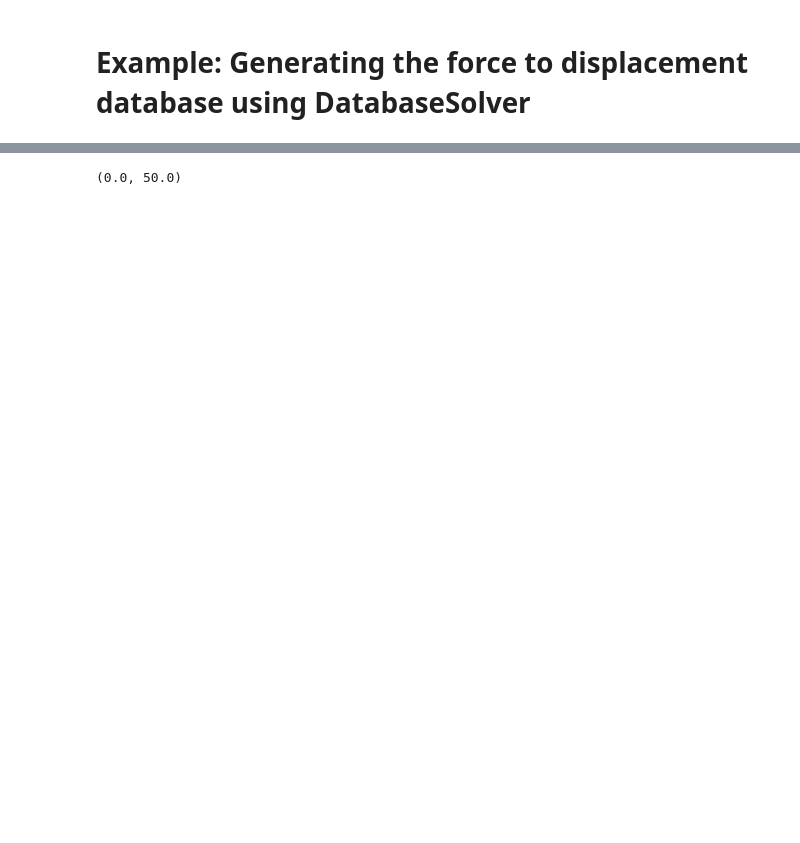
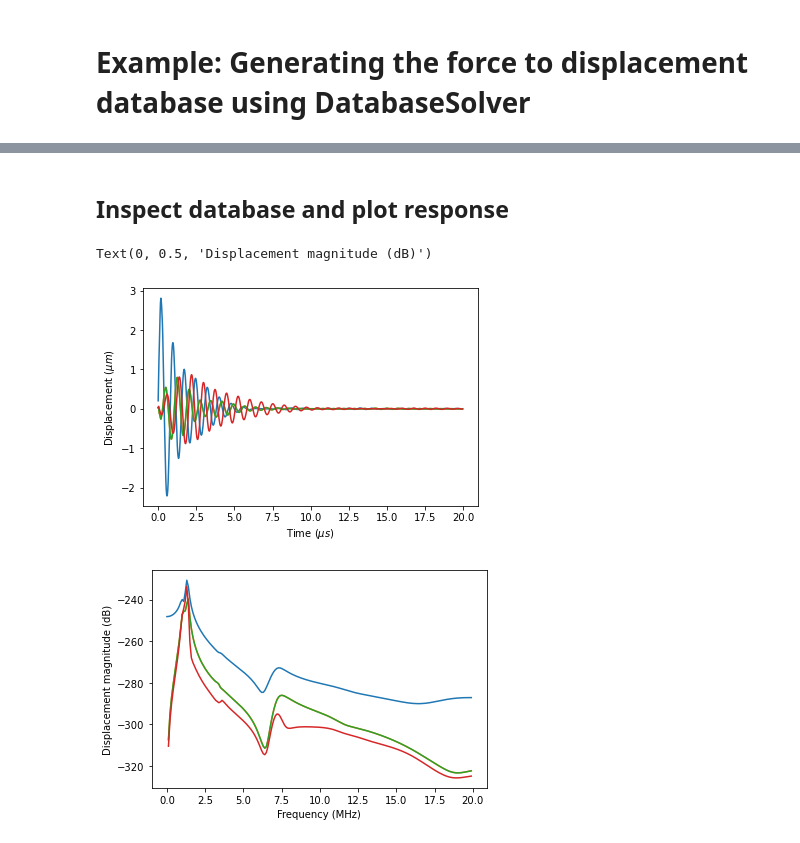
Before and after one commit to bdshieh/cnl-dyna, a Jupyter notebook: examples/circular_cmut_array_database.ipynb, the cells around one changed output, grey strips where cells are left out. Cells and saved outputs as stored; diff of their text form; code cells hidden in the pictures; blank space fills up the shorter version.

```diff
--- a/examples/circular_cmut_array_database.ipynb
+++ b/examples/circular_cmut_array_database.ipynb
@@ -121,11 +114,30 @@ plt.xlim(0, 50)
-# %%
-from cnld import database, fem
-
-freqs, ppfr = database.read_patch_to_patch_freq_resp('circular_cmut_1mhz_hexagonal.db')
-
-fr = np.mean(np.sum(ppfr, axis=0), axis=0)
-# fr = np.sum(ppfr, axis=0)[8, :]
-plt.plot(freqs / 1e6, 10 * np.log10(np.abs(fr) / np.abs(fr).max()), '.-')
-plt.xlim(0, 50)
-# %% [output]
-(0.0, 50.0)
+# %% [markdown]
+## Inspect database and plot response
+# %%
+# load in database
+db = solve.Database('circular_cmut_1mhz_hexagonal.db')
+
+# pressure applied to each control domain
+# this p vector corresponds to impulse excitation of the first membrane
+p = np.zeros(db.nctrldom)
+p[0] = 1
+
+# calculate frequency-domain response due to impulse excitation
+freqs, xfr = db.xfr(p)
+
+# calculate time-domain response due to impulse excitation
+times, xim = db.xim(p)
+
+fig, ax = plt.subplots()
+ax.plot(times / 1e-6, xim.T / 1e-6)
+ax.set_xlabel(r'Time ($\mu s$)')
+ax.set_ylabel(r'Displacement ($\mu m$)')
+
+fig, ax = plt.subplots()
+ax.plot(freqs / 1e6, 20 * np.log10(np.abs(xfr).T))
+ax.set_xlabel('Frequency (MHz)')
+ax.set_ylabel('Displacement magnitude (dB)')
+# %% [output]
+Text(0, 0.5, 'Displacement magnitude (dB)')
+[figure, added]
+[figure, added]
```
Also changed, not shown: parts of 8 cells of this notebook, 2 other files.
